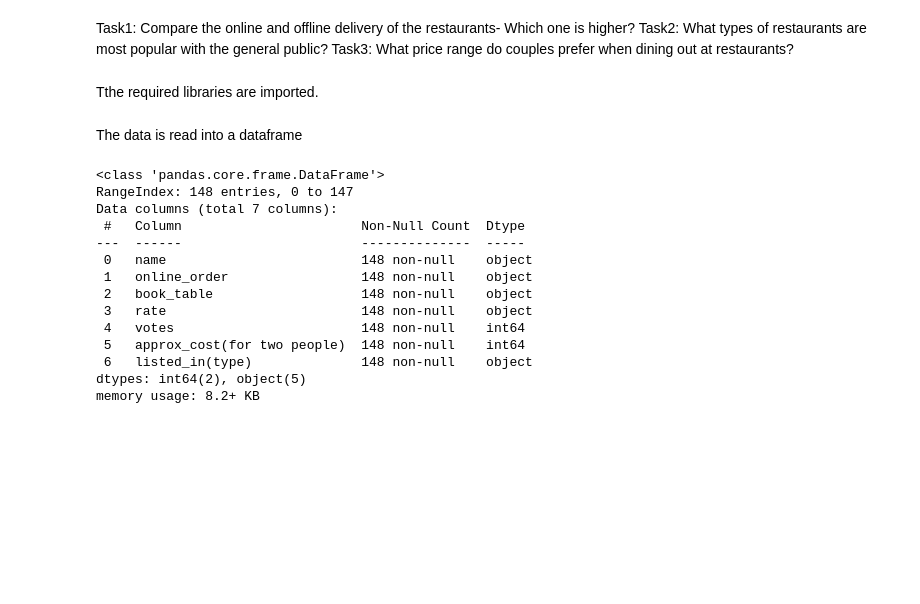
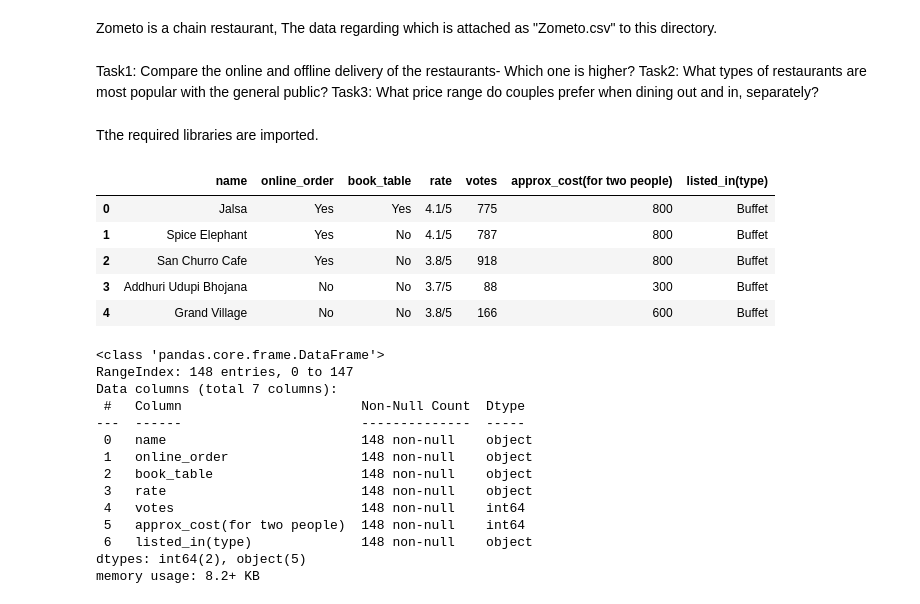
Before and after one commit to kuroshkarimi/Projects, a Jupyter notebook: Zometo Chain Restaurant/Zometo.ipynb, the cells around one changed output. Cells and saved outputs as stored; diff of their text form; code cells hidden in the pictures; blank space fills up the shorter version.

```diff
--- a/Zometo Chain Restaurant/Zometo.ipynb
+++ b/Zometo Chain Restaurant/Zometo.ipynb
@@ -3,7 +3,9 @@ Analyzing Zomato data using Python
+# %% [markdown]
+Zometo is a chain restaurant, The data regarding which is attached as "Zometo.csv" to this directory.
 # %% [markdown]
 Task1: Compare the online and offline delivery of the restaurants- Which one is higher?
 Task2: What types of restaurants are most popular with the general public?
-Task3: What price range do couples prefer when dining out at restaurants?
+Task3: What price range do couples prefer when dining out and in, separately?
 # %% [markdown]
 Tthe required libraries are imported.
 # %%
@@ -11,11 +13,16 @@ import pandas as pd
 import numpy as np
 import matplotlib.pyplot as plt
 import seaborn as sns
-# %% [markdown]
-The data is read into a dataframe
 # %%
 df = pd.read_csv('Zomato data .csv')
-# df.head()
+df.head()
+# %% [output]
+|  | name | online_order | book_table | rate | votes | approx_cost(for two people) | listed_in(type) |
+| 0 | Jalsa | Yes | Yes | 4.1/5 | 775 | 800 | Buffet |
+| 1 | Spice Elephant | Yes | No | 4.1/5 | 787 | 800 | Buffet |
+| 2 | San Churro Cafe | Yes | No | 3.8/5 | 918 | 800 | Buffet |
+| 3 | Addhuri Udupi Bhojana | No | No | 3.7/5 | 88 | 300 | Buffet |
+| 4 | Grand Village | No | No | 3.8/5 | 166 | 600 | Buffet |
 # %%
 df.info()
 # %% [output]
```
Also changed, not shown: parts of 4 cells of this notebook.
